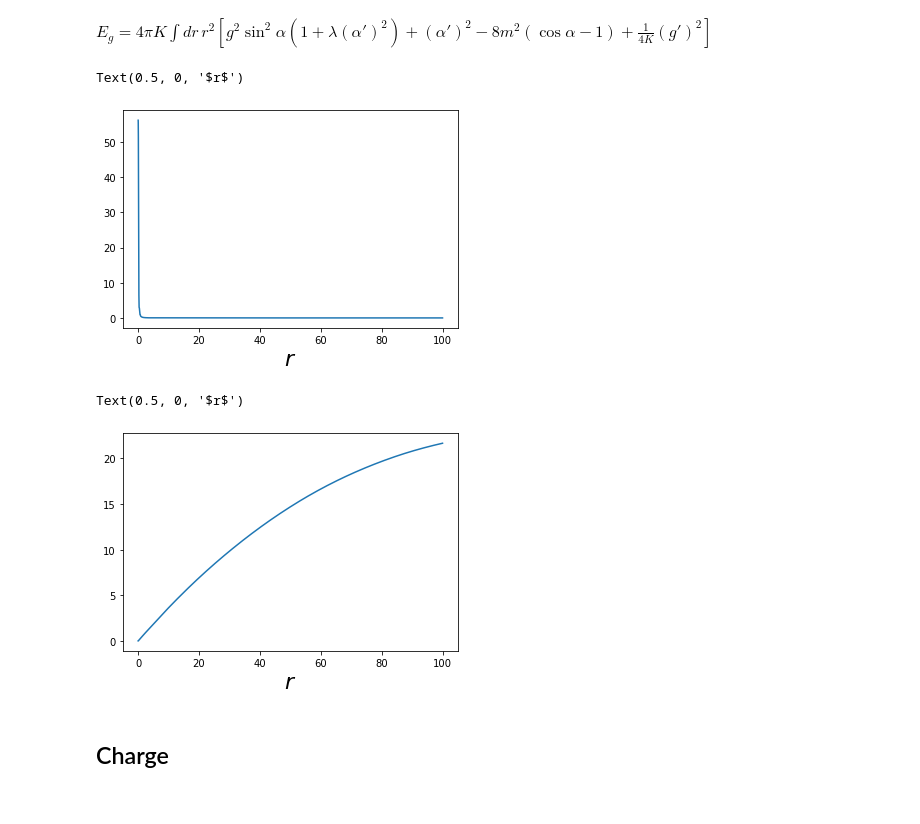
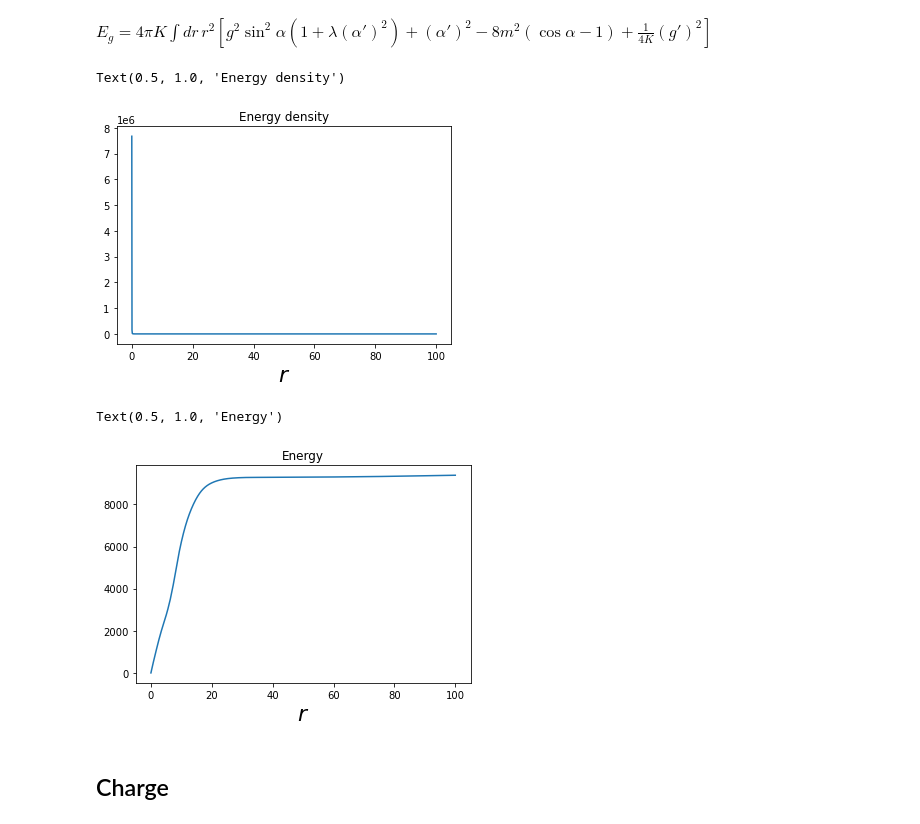
Before and after one commit to SumeetChougule/Skyrme-Q-balls, a Jupyter notebook: Gauged Q-Ball.ipynb, the cells around one changed output. Drawn from its saved outputs; the diff is of its cells as text; code cells hidden in the pictures.

```diff
--- a/Gauged Q-Ball.ipynb
+++ b/Gauged Q-Ball.ipynb
@@ -37,7 +37,7 @@ def vectorfield(r, funs):
          #y,
          #-y*(2*r/(r**2+1e-12))+ (0.13468/l)*g*np.sin(α)**2*(1+l*x**2)]
     f = [x,
-         -x*(2*r/(r**2+1e-12))-(1/(1-l*(g**2)*np.sin(α)**2))*(2*x*yy*l*g*np.sin(α)**2-(1/2)*(g**2)*(np.sin(2*α))*(1-l*x**2)+(4*(M**2))*np.sin(α)),
+         -x*(2*r/(r**2+1e-12))+(1/(1-l*(g**2)*np.sin(α)**2))*(2*x*yy*l*g*np.sin(α)**2-(1/2)*(g**2)*(np.sin(2*α))*(1-l*x**2)+(4*(M**2))*np.sin(α)),
          yy,
          -yy*(2*r/(r**2+1e-12)) + (0.13468/l)*g*np.sin(α)**2*(1+l*x**2)]
     return f
@@ -48,14 +48,14 @@ g'=y\\
 y'= -\frac{2}{r}y+ 4K g \sin^{2}\alpha (1+\lambda x^{2}) $
 # %%
 #constants
-l = 1
-w = 0.6
-M = 6
+l = 0.00073
+w = 0.0
+M = 60
 
 # Initial conditions
 α = 1
 x = 0
-g = .7
+g = .3
 yy = 0
 
 # ODE solver parameters
@@ -141,18 +141,20 @@ rn  = soln.t
 # %%
 e = (0.4231/l)*((gn**2)*(np.sin(αn)**2)*(1+l*dαn**2)+dαn**2 - 8*(M**2)*(np.cos(αn)-1)+7.425*l*(dgn)**2  )
 plt.plot(rn, e)
 plt.xlabel('$r$', fontsize=22)
+plt.title('Energy density')
 # %% [output]
-Text(0.5, 0, '$r$')
+Text(0.5, 1.0, 'Energy density')
-[figure, old version]
+[figure, new version]
 # %%
 Eg = (rn**2)*e
 Int=cumulative_trapezoid(Eg,soln.t, initial=0)
 plt.plot(rn, Int)
 plt.xlabel('$r$', fontsize=22)
+plt.title('Energy')
 # %% [output]
-Text(0.5, 0, '$r$')
+Text(0.5, 1.0, 'Energy')
-[figure, old version]
+[figure, new version]
 # %% [markdown]
 ## Charge
 # %% [markdown]
```
Also changed, not shown: parts of 7 cells of this notebook.
